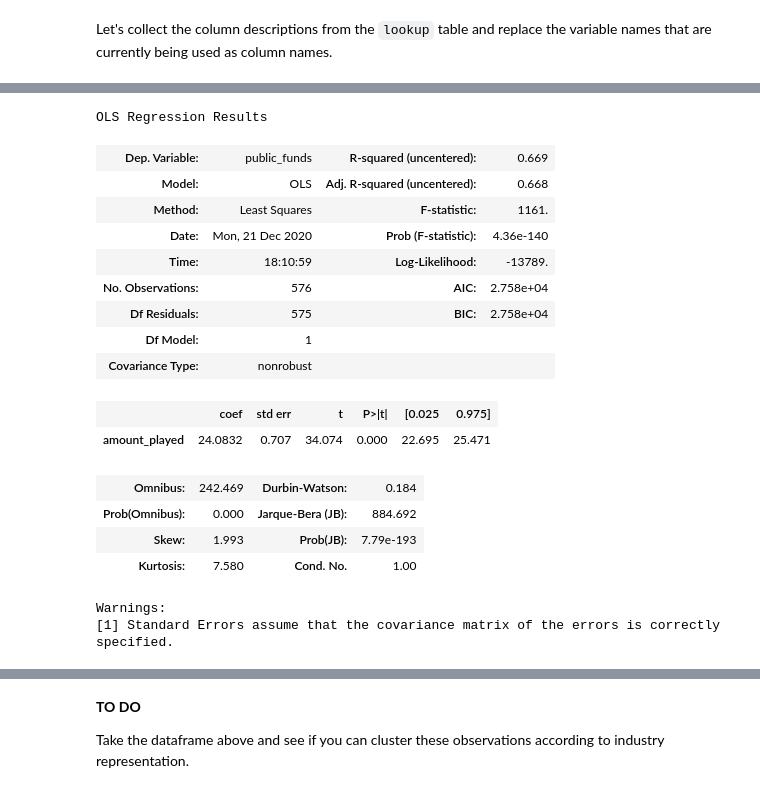
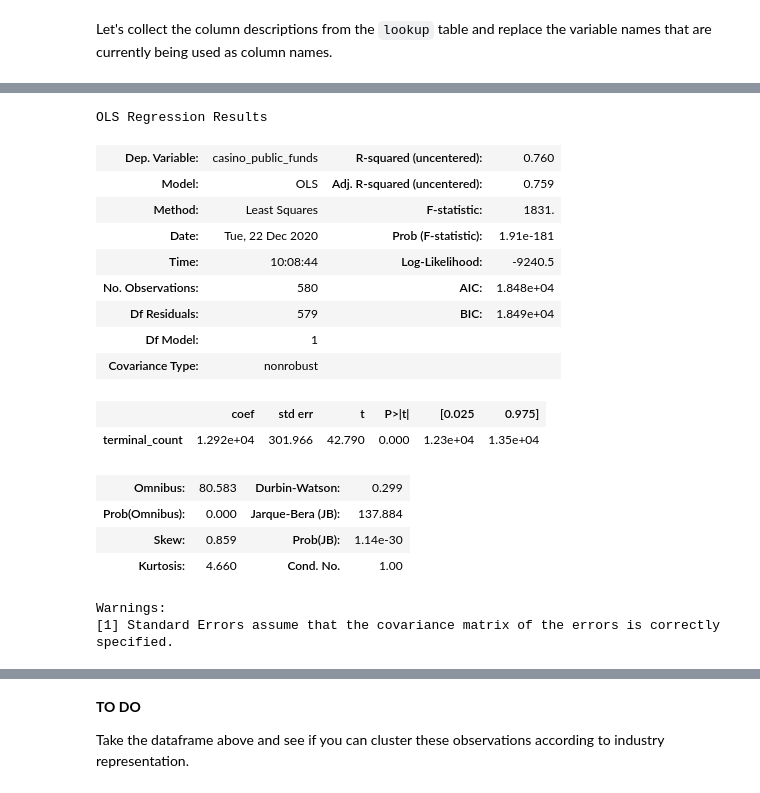
Before and after one commit to joelsewhere/illinois-gaming, a Jupyter notebook: notebooks/eda.ipynb, the cells around one changed output, grey strips where cells are left out. Saved outputs shown, nothing was run; the diff lists cells and outputs as text; code cells hidden in the pictures.

```diff
--- a/notebooks/eda.ipynb
+++ b/notebooks/eda.ipynb
@@ -264,2 +290,0 @@ towns_with_casinos
-# %%
-df[df.nearest_casino == '777 Jumer Dr, Rock Island, IL 61201'].set_index('year').agr.plot()
@@ -268,0 +291,11 @@ df[df.nearest_casino == '777 Jumer Dr, Rock Island, IL 61201'].set_index('year')
+# %%
+df['casino_public_funds'] = df.casino_local_share + df.casino_state_share
+df['video_public_funds'] = df.video_local_share + df.video_state_share
+df.date = pd.to_datetime(df.date, format='%Y-%m')
+df.set_index('date', inplace=True)
+df = df.loc[:'2019']
+yearly = df.groupby([pd.Grouper(freq='Y'), 'municipality']).sum().reset_index().set_index('date')
+yearly['year'] = [date.year for date in yearly.index]
+yearly = yearly.merge(demographics, on=['year', 'municipality'], right_index=True)
+df['year'] = [x.year for x in df.index]
+df = df.merge(query(video_demographics), on=['municipality', 'year'], right_index=True)
@@ -278,4 +333,4 @@ def variable_rename(column):
     else:
         return column
 
-df.columns = [variable_rename(column) for column in df.columns]
+yearly.columns = [variable_rename(column) for column in yearly.columns]
@@ -302,23 +437,23 @@ nearest_casino_groups['public_funds'] = nearest_casino_groups.casino_local_share
 # %%
-model = sm.OLS(nearest_casino_groups.public_funds, nearest_casino_groups.amount_played).fit()
+model = sm.OLS(df.casino_public_funds, df.terminal_count).fit()
 
 model.summary()
 # %% [output]
 OLS Regression Results
-| Dep. Variable: | public_funds | R-squared (uncentered): | 0.669 |
-| Model: | OLS | Adj. R-squared (uncentered): | 0.668 |
-| Method: | Least Squares | F-statistic: | 1161. |
-| Date: | Mon, 21 Dec 2020 | Prob (F-statistic): | 4.36e-140 |
-| Time: | 18:10:59 | Log-Likelihood: | -13789. |
-| No. Observations: | 576 | AIC: | 2.758e+04 |
-| Df Residuals: | 575 | BIC: | 2.758e+04 |
+| Dep. Variable: | casino_public_funds | R-squared (uncentered): | 0.760 |
+| Model: | OLS | Adj. R-squared (uncentered): | 0.759 |
+| Method: | Least Squares | F-statistic: | 1831. |
+| Date: | Tue, 22 Dec 2020 | Prob (F-statistic): | 1.91e-181 |
+| Time: | 10:08:44 | Log-Likelihood: | -9240.5 |
+| No. Observations: | 580 | AIC: | 1.848e+04 |
+| Df Residuals: | 579 | BIC: | 1.849e+04 |
 | Df Model: | 1 |  |  |
 | Covariance Type: | nonrobust |  |  |
 |  | coef | std err | t | P>|t| | [0.025 | 0.975] |
-| amount_played | 24.0832 | 0.707 | 34.074 | 0.000 | 22.695 | 25.471 |
+| terminal_count | 1.292e+04 | 301.966 | 42.790 | 0.000 | 1.23e+04 | 1.35e+04 |
-| Omnibus: | 242.469 | Durbin-Watson: | 0.184 |
-| Prob(Omnibus): | 0.000 | Jarque-Bera (JB): | 884.692 |
-| Skew: | 1.993 | Prob(JB): | 7.79e-193 |
-| Kurtosis: | 7.580 | Cond. No. | 1.00 |
+| Omnibus: | 80.583 | Durbin-Watson: | 0.299 |
+| Prob(Omnibus): | 0.000 | Jarque-Bera (JB): | 137.884 |
+| Skew: | 0.859 | Prob(JB): | 1.14e-30 |
+| Kurtosis: | 4.660 | Cond. No. | 1.00 |
 Warnings:
 [1] Standard Errors assume that the covariance matrix of the errors is correctly specified.
```
Also changed, not shown: parts of 47 cells of this notebook, 10 other files.
